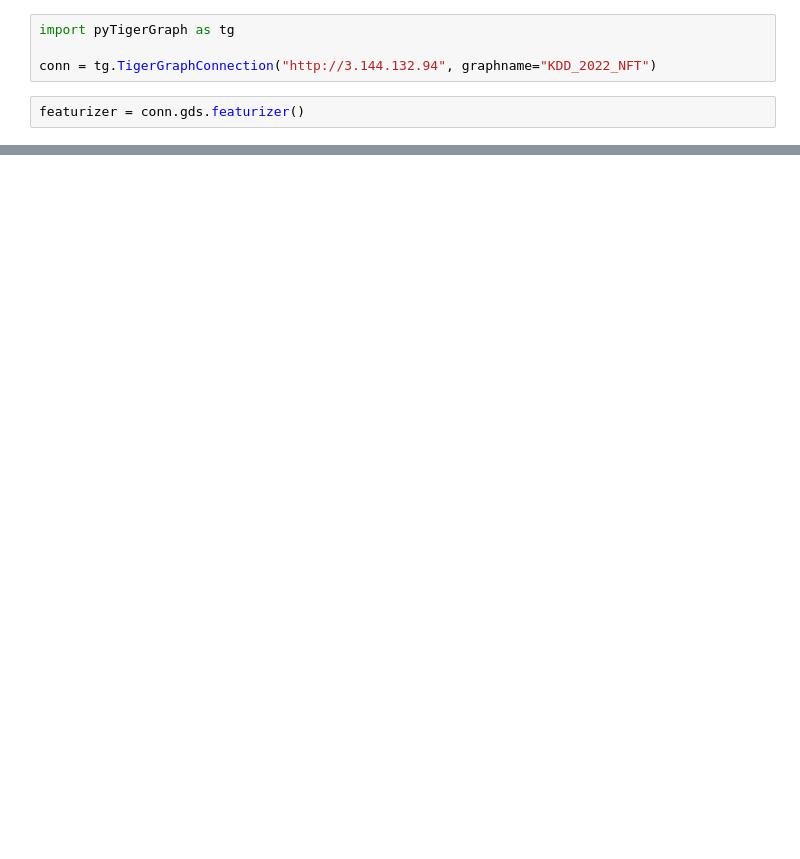
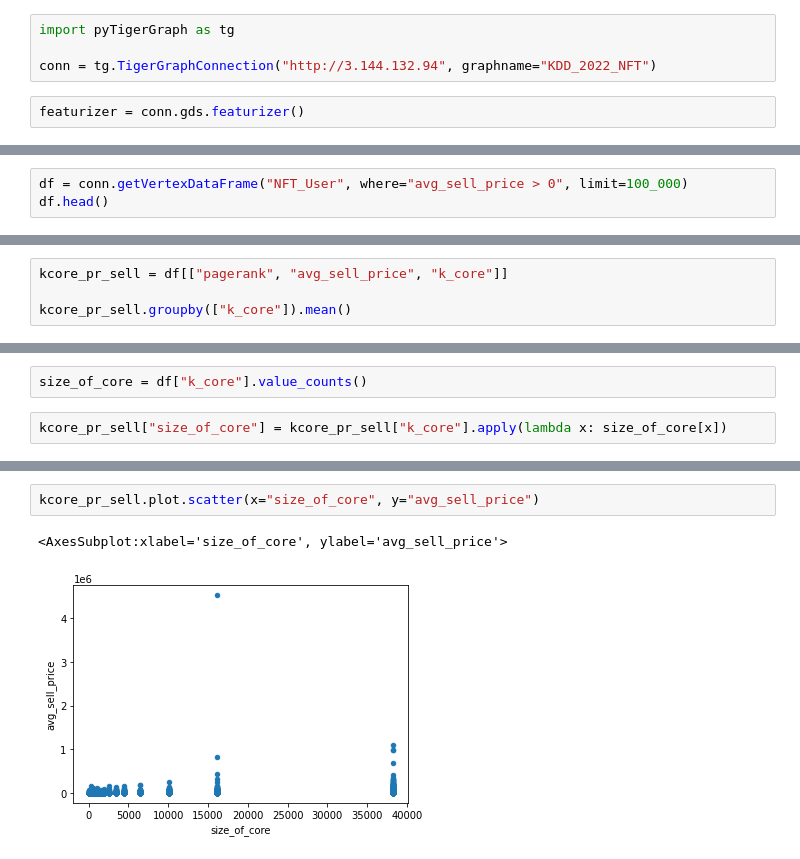
Before and after one commit to TigerGraph-DevLabs/kdd2022-tutorial, a Jupyter notebook: notebooks/graph_algorithms.ipynb, the cells around one changed output, grey strips where cells are left out. Saved outputs shown, nothing was run; the diff lists cells and outputs as text; blank space fills up the shorter version.

```diff
--- a/notebooks/graph_algorithms.ipynb
+++ b/notebooks/graph_algorithms.ipynb
@@ -35,0 +142,3 @@ ConnectionError: Failed to create global schema change jobs: [add_VERTEX_attr_DL
+# %%
+df = conn.getVertexDataFrame("NFT_User", where="avg_sell_price > 0", limit=100_000)
+df.head()
@@ -35,0 +171,4 @@ ConnectionError: Failed to create global schema change jobs: [add_VERTEX_attr_DL
+# %%
+kcore_pr_sell = df[["pagerank", "avg_sell_price", "k_core"]]
+
+kcore_pr_sell.groupby(["k_core"]).mean()
@@ -35,0 +190,4 @@ ConnectionError: Failed to create global schema change jobs: [add_VERTEX_attr_DL
+# %%
+size_of_core = df["k_core"].value_counts()
+# %%
+kcore_pr_sell["size_of_core"] = kcore_pr_sell["k_core"].apply(lambda x: size_of_core[x])
@@ -35,0 +215,5 @@ ConnectionError: Failed to create global schema change jobs: [add_VERTEX_attr_DL
+# %%
+kcore_pr_sell.plot.scatter(x="size_of_core", y="avg_sell_price")
+# %% [output]
+<AxesSubplot:xlabel='size_of_core', ylabel='avg_sell_price'>
+[figure, added]
```
Also changed, not shown: parts of 25 cells of this notebook, 2 other files.
